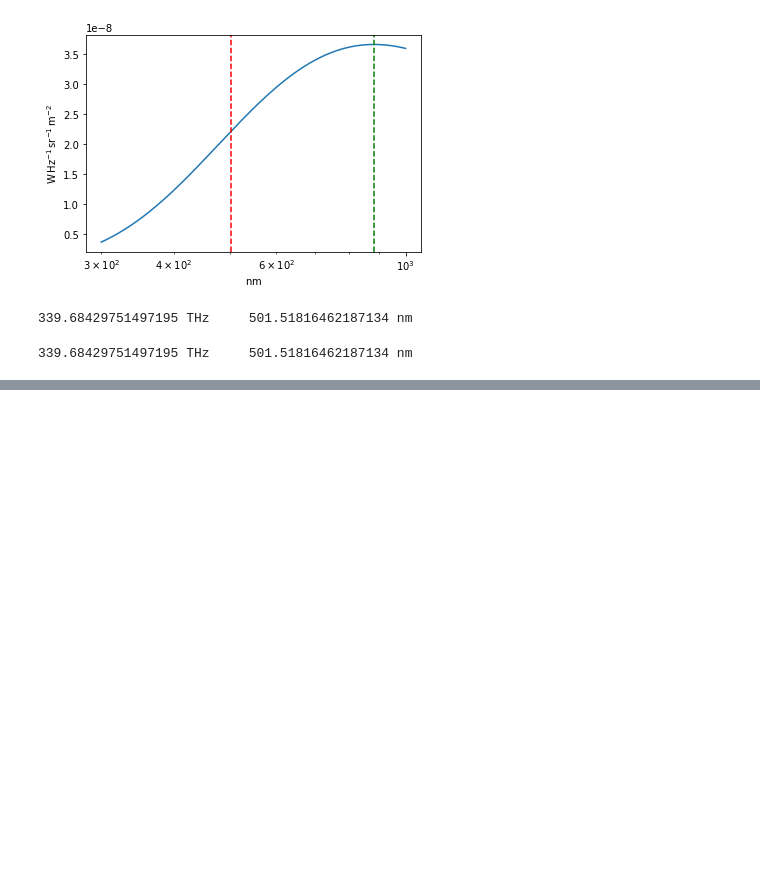
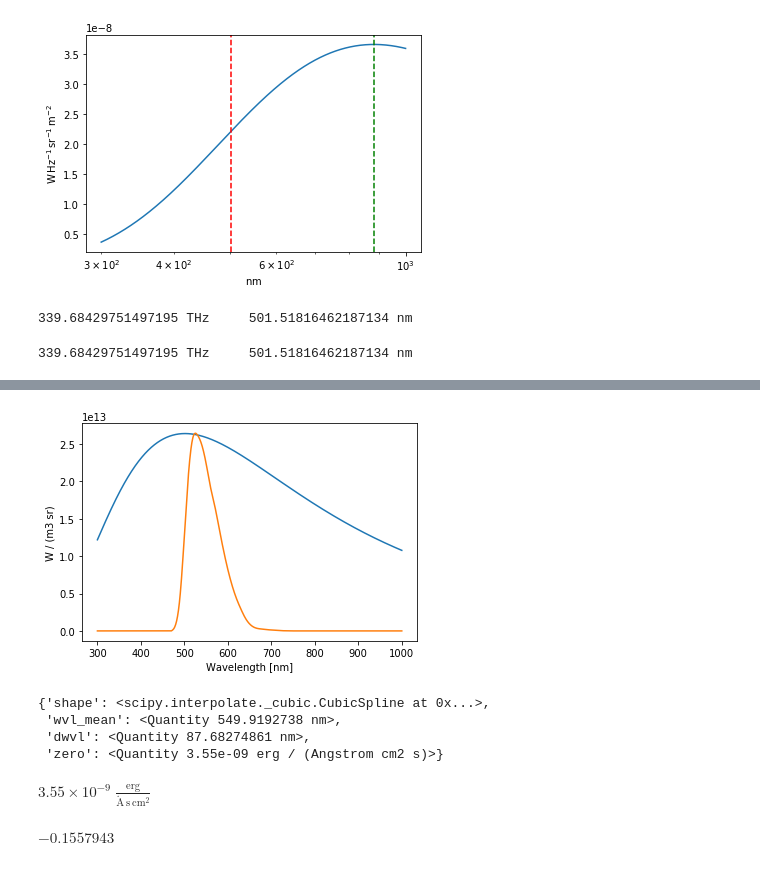
Before and after one commit to jaguirre/ASTR250CourseMaterial, a Jupyter notebook: HowManyPhotons.ipynb, the cells around one changed output, grey strips where cells are left out. Cells and saved outputs as stored; diff of their text form; code cells hidden in the pictures; blank space fills up the shorter version.

```diff
--- a/HowManyPhotons.ipynb
+++ b/HowManyPhotons.ipynb
@@ -54,0 +56,16 @@ plt.plot(wav, filtVega['V']['shape'](wav)*B_lambda(wav))
+# %%
+# How does it compare to the blackbody spectrum
+plt.plot(wav, B_lambda(wav))
+plt.plot(wav, filtVega['V']['shape'](wav)*B_lambda(wav))
+plt.xlabel('Wavelength [nm]')
+plt.ylabel(B_lambda(wav).unit)
+plt.show()
+# %% [output]
+[figure, added]
+# %%
+filtVega['V']
+# %% [output]
+{'shape': <scipy.interpolate._cubic.CubicSpline at 0x...>,
+ 'wvl_mean': <Quantity 549.9192738 nm>,
+ 'dwvl': <Quantity 87.68274861 nm>,
+ 'zero': <Quantity 3.55e-09 erg / (Angstrom cm2 s)>}
@@ -54,0 +76,10 @@ plt.plot(wav, filtVega['V']['shape'](wav)*B_lambda(wav))
+# %%
+# Filter zero point
+filtVega['V']['zero']
+# %% [output]
+$3.55 \times 10^{-9} \; \mathrm{\frac{erg}{\mathring{A}\,s\,cm^{2}}}$
+# %%
+# Calculate a magnitude
+-2.5*np.log10((f_V/filtVega['V']['zero']).to(u.dimensionless_unscaled))
+# %% [output]
+$-0.1557943 \; \mathrm{}$
```
Also changed, not shown: parts of 4 cells of this notebook.
